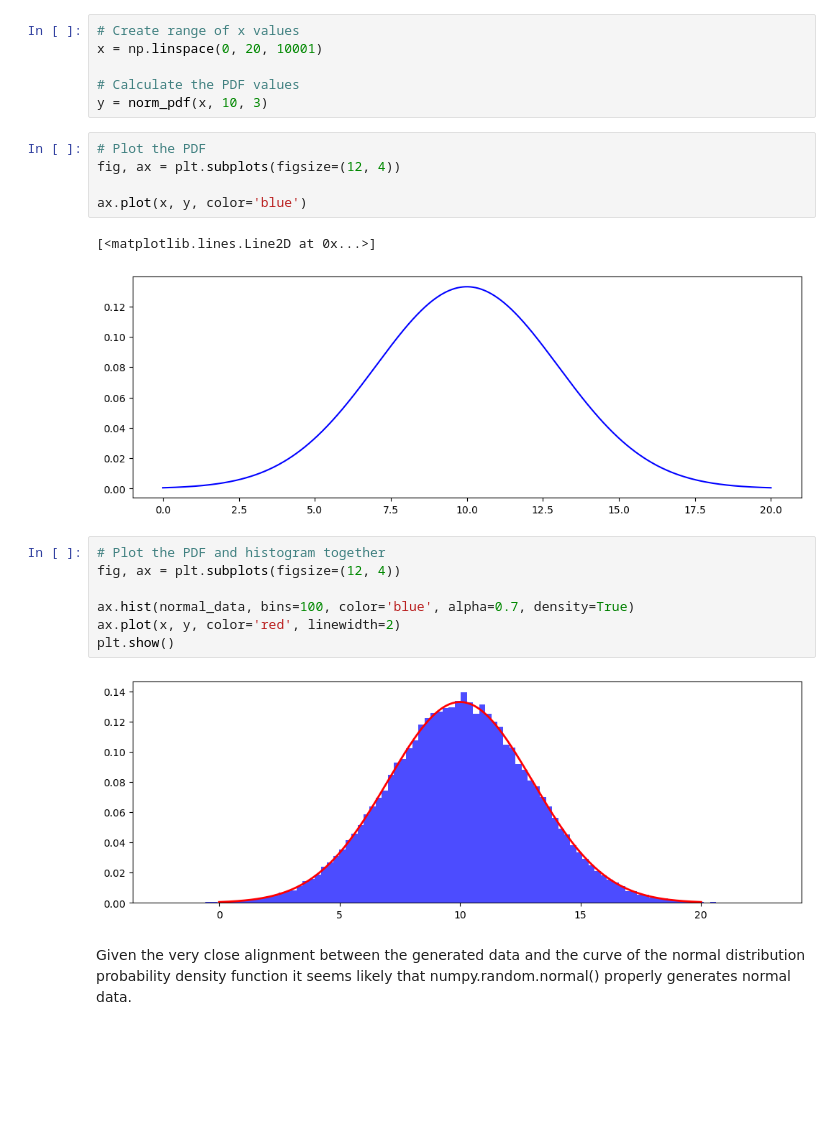
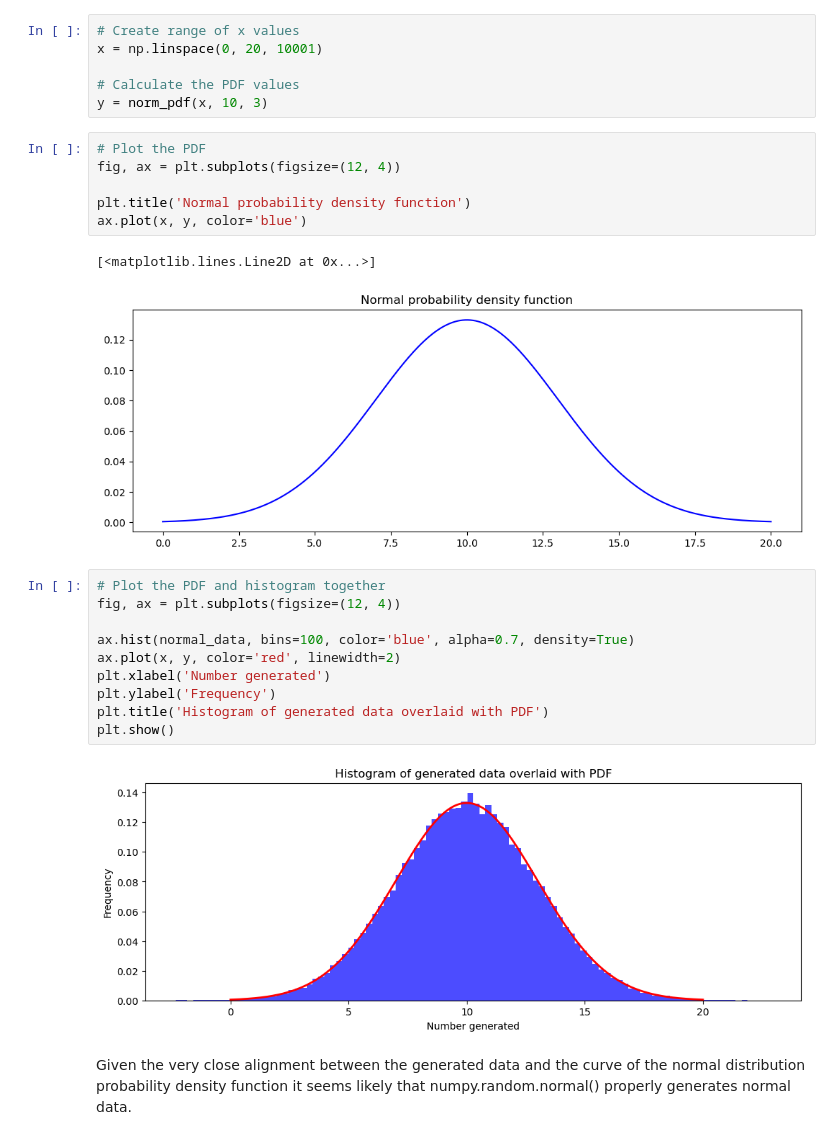
Before and after one commit to tomdbrophy/applied_statistics, a Jupyter notebook: tasks.ipynb, the cells around one changed output. Saved outputs shown, nothing was run; the diff lists cells and outputs as text; blank space fills up the shorter version.

```diff
--- a/tasks.ipynb
+++ b/tasks.ipynb
@@ -250,20 +255,24 @@ y = norm_pdf(x, 10, 3)
 # %%
 # Plot the PDF
 fig, ax = plt.subplots(figsize=(12, 4))
 
+plt.title('Normal probability density function')
 ax.plot(x, y, color='blue')
 # %% [output]
 [<matplotlib.lines.Line2D at 0x...>]
-[figure, old version]
+[figure, new version]
 # %%
 # Plot the PDF and histogram together
 fig, ax = plt.subplots(figsize=(12, 4))
 
 ax.hist(normal_data, bins=100, color='blue', alpha=0.7, density=True)
 ax.plot(x, y, color='red', linewidth=2)
+plt.xlabel('Number generated')
+plt.ylabel('Frequency')
+plt.title('Histogram of generated data overlaid with PDF')
 plt.show()
 # %% [output]
-[figure, old version]
+[figure, new version]
 # %% [markdown]
 Given the very close alignment between the generated data and the curve of the normal distribution probability density function it seems likely that numpy.random.normal() properly generates normal data.
 # %% [markdown]
```
Also changed, not shown: parts of 5 cells of this notebook.
